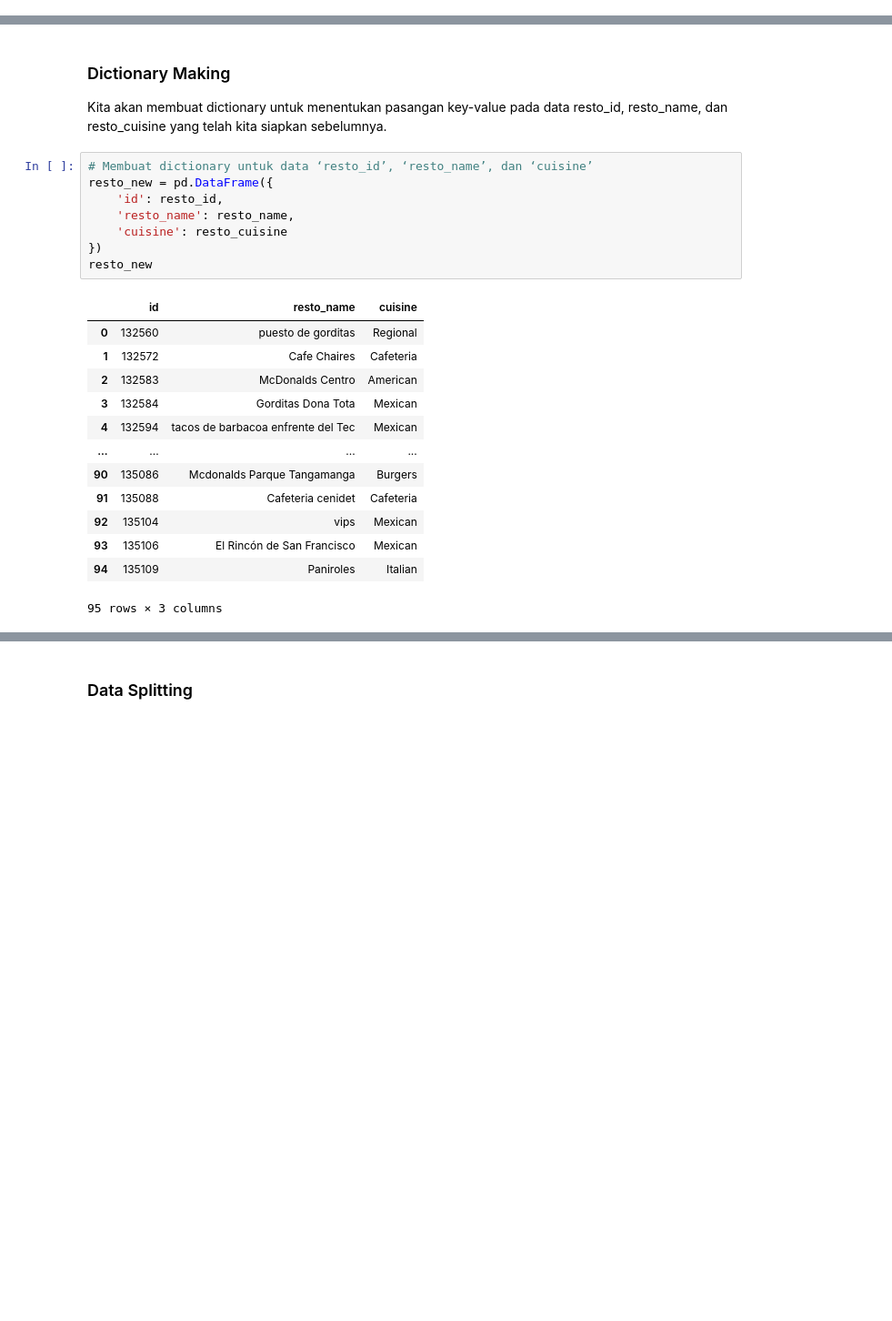
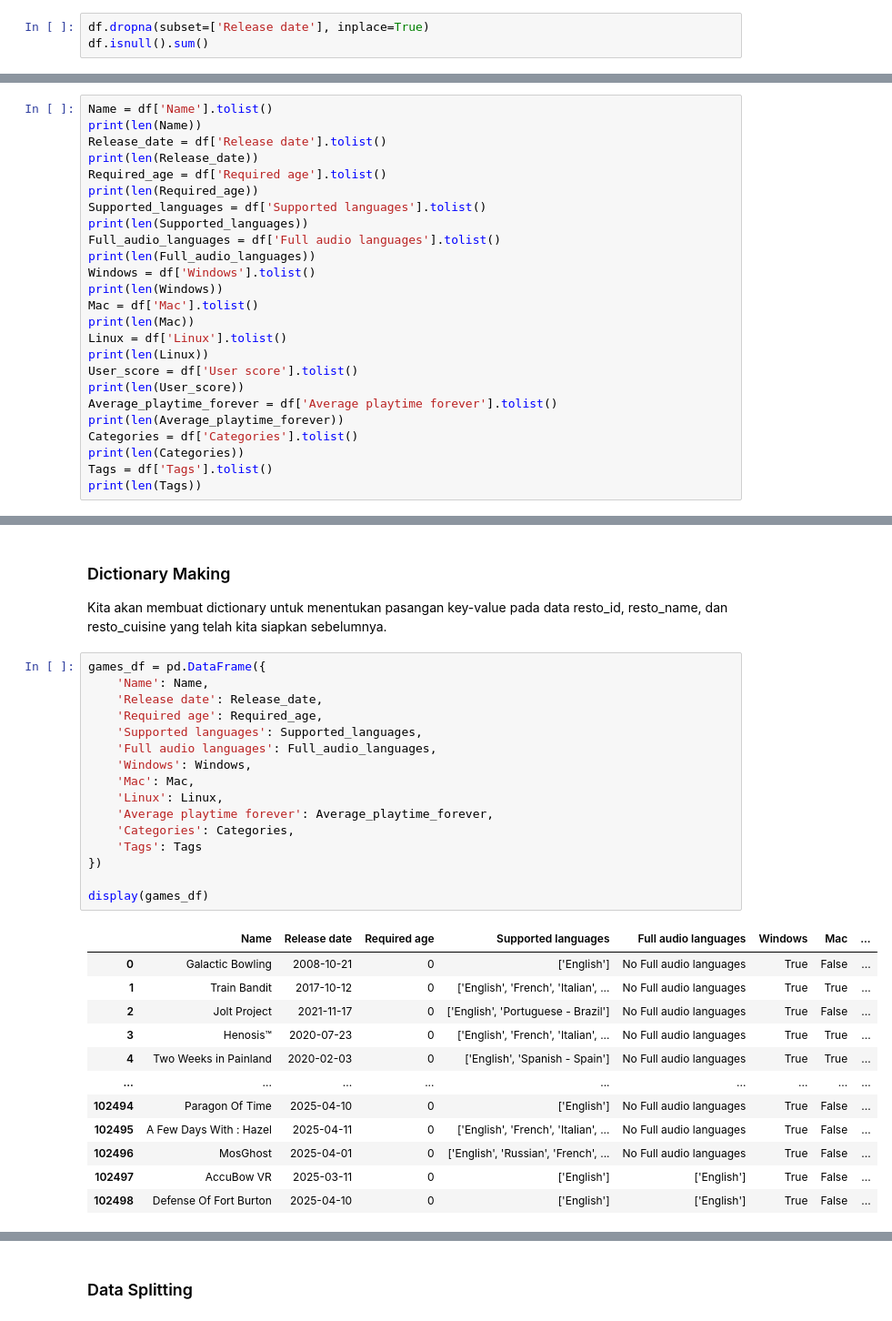
Before and after one commit to Bayhaqieee/Reccomendation_System_SteamGame, a Jupyter notebook: Reccommendation_System_Game_CF.ipynb, the cells around one changed output, grey strips where cells are left out. Shown: that part at 91% size. Saved outputs shown, nothing was run; the diff lists cells and outputs as text; blank space fills up the shorter version.

```diff
--- a/Reccommendation_System_Game_CF.ipynb
+++ b/Reccommendation_System_Game_CF.ipynb
@@ -464,0 +474,3 @@ dtype: int64
+# %%
+df.dropna(subset=['Release date'], inplace=True)
+df.isnull().sum()
@@ -673,0 +697,25 @@ print(len(resto_cuisine))
+# %%
+Name = df['Name'].tolist()
+print(len(Name))
+Release_date = df['Release date'].tolist()
+print(len(Release_date))
+Required_age = df['Required age'].tolist()
+print(len(Required_age))
+Supported_languages = df['Supported languages'].tolist()
+print(len(Supported_languages))
+Full_audio_languages = df['Full audio languages'].tolist()
+print(len(Full_audio_languages))
+Windows = df['Windows'].tolist()
+print(len(Windows))
+Mac = df['Mac'].tolist()
+print(len(Mac))
+Linux = df['Linux'].tolist()
+print(len(Linux))
+User_score = df['User score'].tolist()
+print(len(User_score))
+Average_playtime_forever = df['Average playtime forever'].tolist()
+print(len(Average_playtime_forever))
+Categories = df['Categories'].tolist()
+print(len(Categories))
+Tags = df['Tags'].tolist()
+print(len(Tags))
@@ -675,25 +736,32 @@ print(len(resto_cuisine))
 ### Dictionary Making
 
 Kita akan membuat dictionary untuk menentukan pasangan key-value pada data resto_id, resto_name, dan resto_cuisine yang telah kita siapkan sebelumnya.
-# %%
-# Membuat dictionary untuk data ‘resto_id’, ‘resto_name’, dan ‘cuisine’
-resto_new = pd.DataFrame({
-    'id': resto_id,
-    'resto_name': resto_name,
-    'cuisine': resto_cuisine
-})
-resto_new
-# %% [output]
-|  | id | resto_name | cuisine |
-| 0 | 132560 | puesto de gorditas | Regional |
-| 1 | 132572 | Cafe Chaires | Cafeteria |
-| 2 | 132583 | McDonalds Centro | American |
-| 3 | 132584 | Gorditas Dona Tota | Mexican |
-| 4 | 132594 | tacos de barbacoa enfrente del Tec | Mexican |
-| ... | ... | ... | ... |
-| 90 | 135086 | Mcdonalds Parque Tangamanga | Burgers |
-| 91 | 135088 | Cafeteria cenidet | Cafeteria |
-| 92 | 135104 | vips | Mexican |
-| 93 | 135106 | El Rincón de San Francisco | Mexican |
-| 94 | 135109 | Paniroles | Italian |
-95 rows × 3 columns
+# %%
+games_df = pd.DataFrame({
+    'Name': Name,
+    'Release date': Release_date,
+    'Required age': Required_age,
+    'Supported languages': Supported_languages,
+    'Full audio languages': Full_audio_languages,
+    'Windows': Windows,
+    'Mac': Mac,
+    'Linux': Linux,
+    'Average playtime forever': Average_playtime_forever,
+    'Categories': Categories,
+    'Tags': Tags
+})
+
+display(games_df)
+# %% [output]
+|  | Name | Release date | Required age | Supported languages | Full audio languages | Windows | Mac | ... |
+| 0 | Galactic Bowling | 2008-10-21 | 0 | ['English'] | No Full audio languages | True | False | ... |
+| 1 | Train Bandit | 2017-10-12 | 0 | ['English', 'French', 'Italian', ... | No Full audio languages | True | True | ... |
+| 2 | Jolt Project | 2021-11-17 | 0 | ['English', 'Portuguese - Brazil'] | No Full audio languages | True | False | ... |
+| 3 | Henosis™ | 2020-07-23 | 0 | ['English', 'French', 'Italian', ... | No Full audio languages | True | True | ... |
+| 4 | Two Weeks in Painland | 2020-02-03 | 0 | ['English', 'Spanish - Spain'] | No Full audio languages | True | True | ... |
+| ... | ... | ... | ... | ... | ... | ... | ... | ... |
+| 102494 | Paragon Of Time | 2025-04-10 | 0 | ['English'] | No Full audio languages | True | False | ... |
+| 102495 | A Few Days With : Hazel | 2025-04-11 | 0 | ['English', 'French', 'Italian', ... | No Full audio languages | True | False | ... |
+| 102496 | MosGhost | 2025-04-01 | 0 | ['English', 'Russian', 'French', ... | No Full audio languages | True | False | ... |
+| 102497 | AccuBow VR | 2025-03-11 | 0 | ['English'] | ['English'] | True | False | ... |
+| 102498 | Defense Of Fort Burton | 2025-04-10 | 0 | ['English'] | ['English'] | True | False | ... |
```
Also changed, not shown: parts of 58 cells of this notebook.
